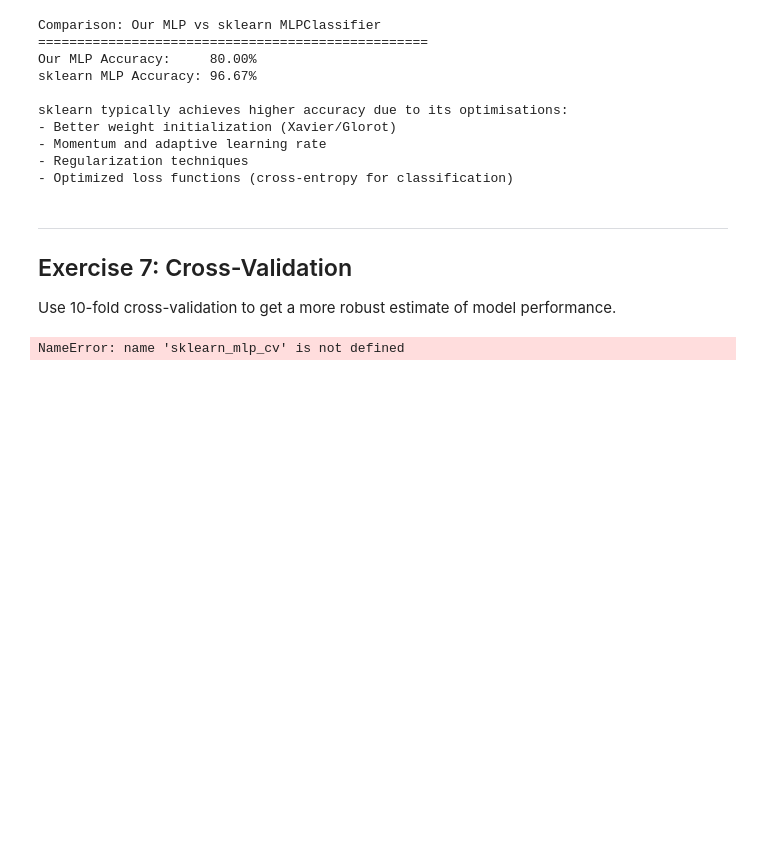
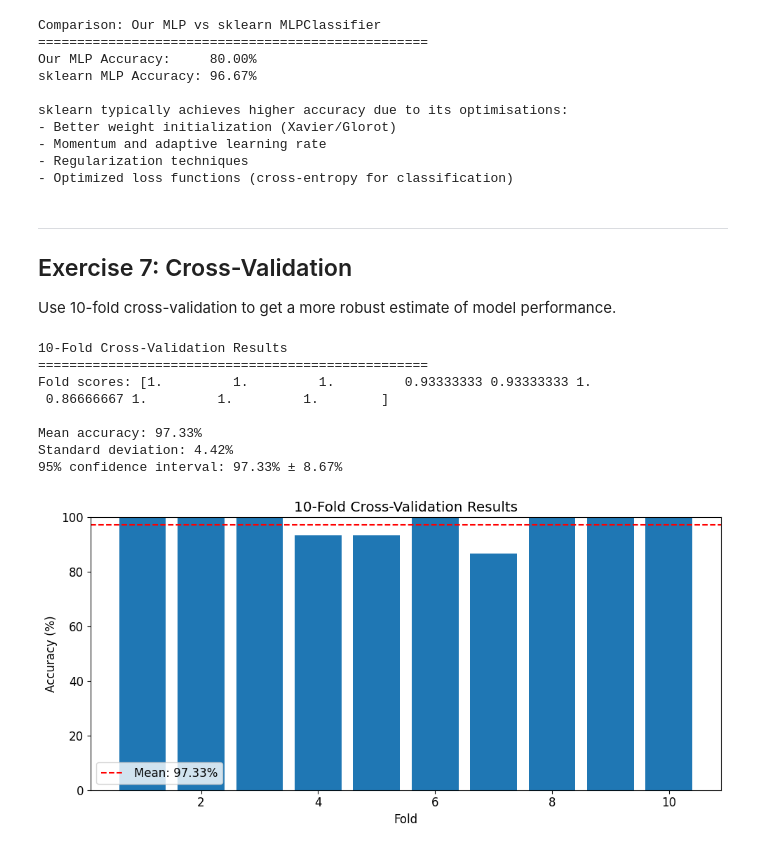
Before and after one commit to TiffanyYongNgikChee/ai-neural-network, a Jupyter notebook: lab2/lab2.ipynb, the cells around one changed output. Saved outputs shown, nothing was run; the diff lists cells and outputs as text; code cells hidden in the pictures; blank space fills up the shorter version.

Commit message:
exercise7 - Create sklearn MLP for cross-validation

```diff
--- a/lab2/lab2.ipynb
+++ b/lab2/lab2.ipynb
@@ -1001,30 +1001,52 @@ sklearn typically achieves higher accuracy due to its optimisations:
 Use 10-fold cross-validation to get a more robust estimate of model performance.
 # %%
 # Create sklearn MLP for cross-validation
-# TODO: add code here to create an sklearn MLP
-## Hint: see Exercise 6
+# Cross-validation provides a more robust evaluation by testing on multiple data splits
+# Configuration matches our previous MLP for fair comparison
+sklearn_mlp_cv = MLPClassifier(
+    hidden_layer_sizes=(8,),        # One hidden layer with 8 neurons
+    activation='logistic',           # Sigmoid activation function
+    solver='sgd',                    # Stochastic Gradient Descent
+    learning_rate_init=0.5,          # Initial learning rate
+    max_iter=1000,                   # Maximum training iterations
+    random_state=42                  # Seed for reproducibility
+)
 
-# 10-fold cross-validation
+# Perform 10-fold cross-validation
+# How it works:
+# 1. Split data into 10 equal parts (folds)
+# 2. Train on 9 folds, test on 1 fold (repeat 10 times)
+# 3. Each sample is used for testing exactly once
+# 4. Returns accuracy score for each of the 10 folds
+# Benefits: More reliable than single train/test split, reduces variance in results
 cv_scores = cross_val_score(sklearn_mlp_cv, X_normalised, y, cv=10)
 
 print("10-Fold Cross-Validation Results")
 print("=" * 50)
 print(f"Fold scores: {cv_scores}")
 print(f"\nMean accuracy: {cv_scores.mean() * 100:.2f}%")
 print(f"Standard deviation: {cv_scores.std() * 100:.2f}%")
 print(f"95% confidence interval: {cv_scores.mean()*100:.2f}% ± {cv_scores.std()*100*1.96:.2f}%")
 
 # Visualise
 plt.figure(figsize=(10, 5))
 plt.bar(range(1, 11), cv_scores * 100)
 plt.axhline(y=cv_scores.mean() * 100, color='r', linestyle='--', label=f'Mean: {cv_scores.mean()*100:.2f}%')
 plt.xlabel('Fold')
 plt.ylabel('Accuracy (%)')
 plt.title('10-Fold Cross-Validation Results')
 plt.ylim(0, 100)
 plt.legend()
 plt.tight_layout()
 plt.savefig('cross_validation_results.png', dpi=150)
 plt.show()
 # %% [output]
-NameError: name 'sklearn_mlp_cv' is not defined
+10-Fold Cross-Validation Results
+==================================================
+Fold scores: [1.         1.         1.         0.93333333 0.93333333 1.
+ 0.86666667 1.         1.         1.        ]
+
+Mean accuracy: 97.33%
+Standard deviation: 4.42%
+95% confidence interval: 97.33% ± 8.67%
+[figure, added]
```
